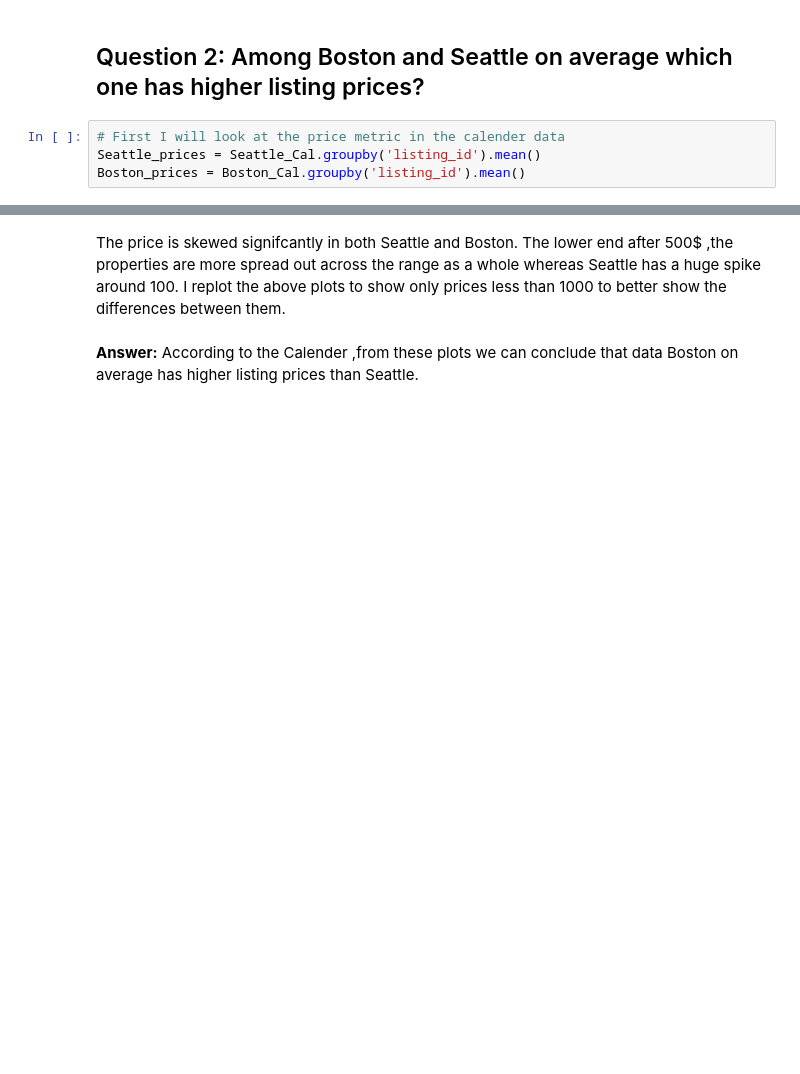
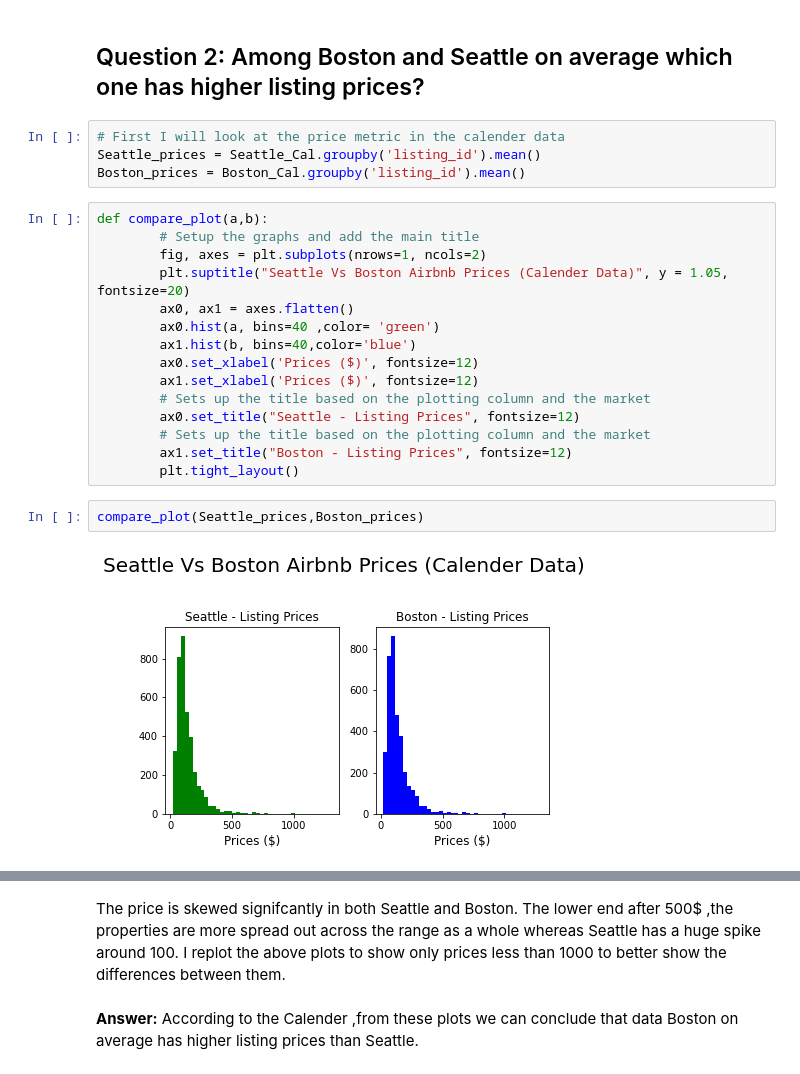
Before and after one commit to azadehiranmehr/airbnb_datamodeling_udacity_project, a Jupyter notebook: Aribnb_Data_Science.ipynb, the cells around one changed output, grey strips where cells are left out. Drawn from its saved outputs; the diff is of its cells as text; blank space fills up the shorter version.

Commit message:
add compare_plot function

```diff
--- a/Aribnb_Data_Science.ipynb
+++ b/Aribnb_Data_Science.ipynb
@@ -640,3 +640,22 @@ As we can see, there are different neighbouhood in Seattle and Boston. In Boston
 # First I will look at the price metric in the calender data
 Seattle_prices = Seattle_Cal.groupby('listing_id').mean()
 Boston_prices = Boston_Cal.groupby('listing_id').mean()
+# %%
+def compare_plot(a,b):
+        # Setup the graphs and add the main title
+        fig, axes = plt.subplots(nrows=1, ncols=2)
+        plt.suptitle("Seattle Vs Boston Airbnb Prices (Calender Data)", y = 1.05, fontsize=20)
+        ax0, ax1 = axes.flatten()
+        ax0.hist(a, bins=40 ,color= 'green')
+        ax1.hist(b, bins=40,color='blue')
+        ax0.set_xlabel('Prices ($)', fontsize=12)
+        ax1.set_xlabel('Prices ($)', fontsize=12)
+        # Sets up the title based on the plotting column and the market
+        ax0.set_title("Seattle - Listing Prices", fontsize=12)
+        # Sets up the title based on the plotting column and the market
+        ax1.set_title("Boston - Listing Prices", fontsize=12)
+        plt.tight_layout()
+# %%
+compare_plot(Seattle_prices,Boston_prices)
+# %% [output]
+[figure, added]
```
Also changed, not shown: parts of 5 cells of this notebook.
